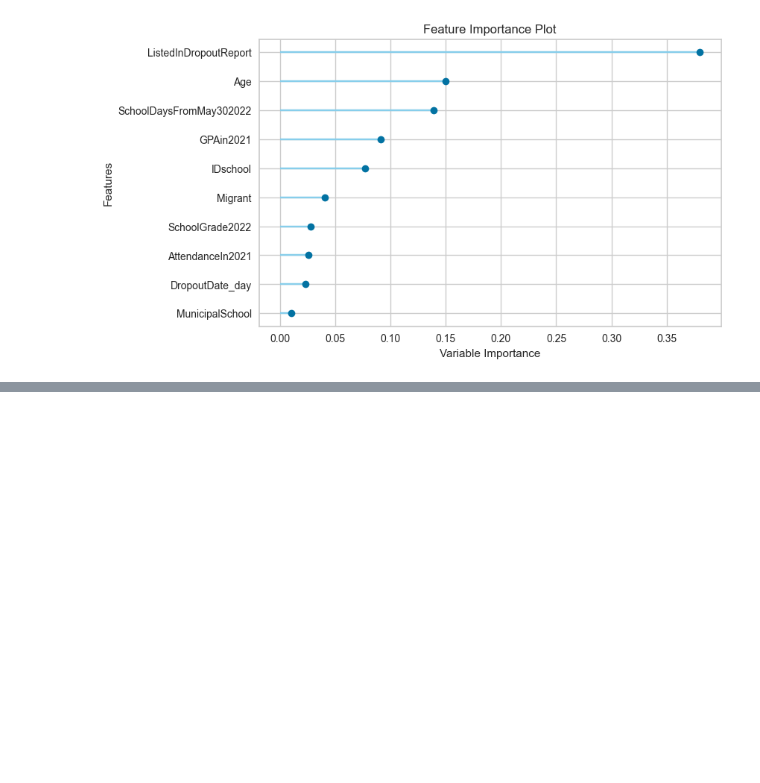
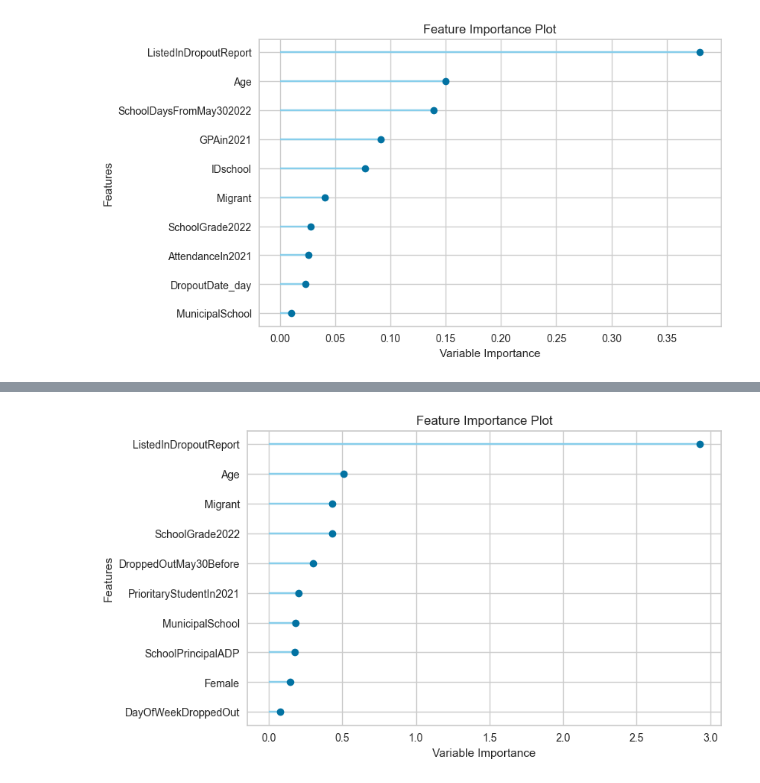
Before and after one commit to sivv1812/Repositorio_ciencia_de_datos, a Jupyter notebook: CÓDIGO_INFORME_AVANCE.ipynb, the cells around one changed output, grey strips where cells are left out. Drawn from its saved outputs; the diff is of its cells as text; code cells hidden in the pictures; blank space fills up the shorter version.

```diff
--- a/CÓDIGO_INFORME_AVANCE.ipynb
+++ b/CÓDIGO_INFORME_AVANCE.ipynb
@@ -710,0 +786,4 @@ plot_model(tuned_gbc, plot='feature')
+# %%
+# Gráfico de importancia de variables
+plot_model(tuned_lr, plot='feature')
+# %% [output]
@@ -710,0 +791 @@ plot_model(tuned_gbc, plot='feature')
+[figure, added]
```
Also changed, not shown: parts of 8 cells of this notebook, 1 other file.
